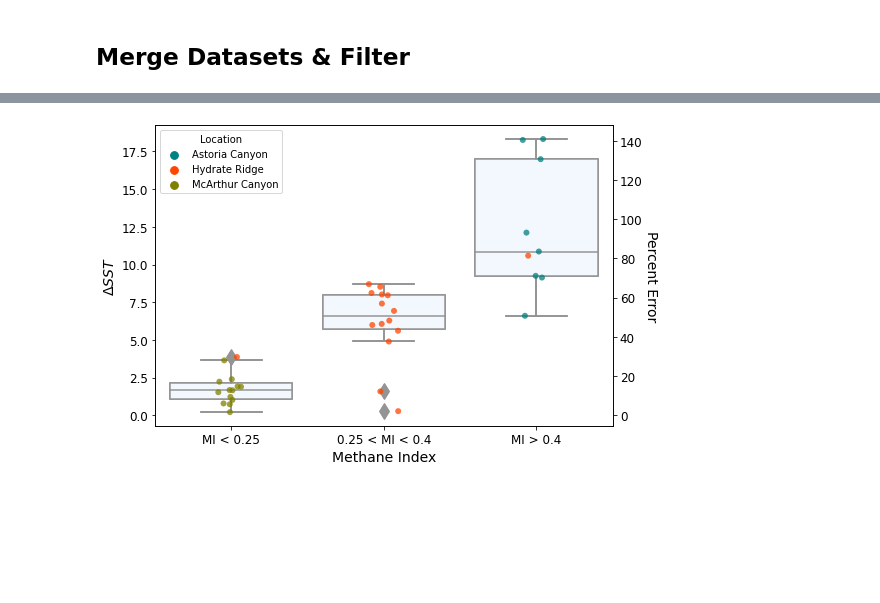
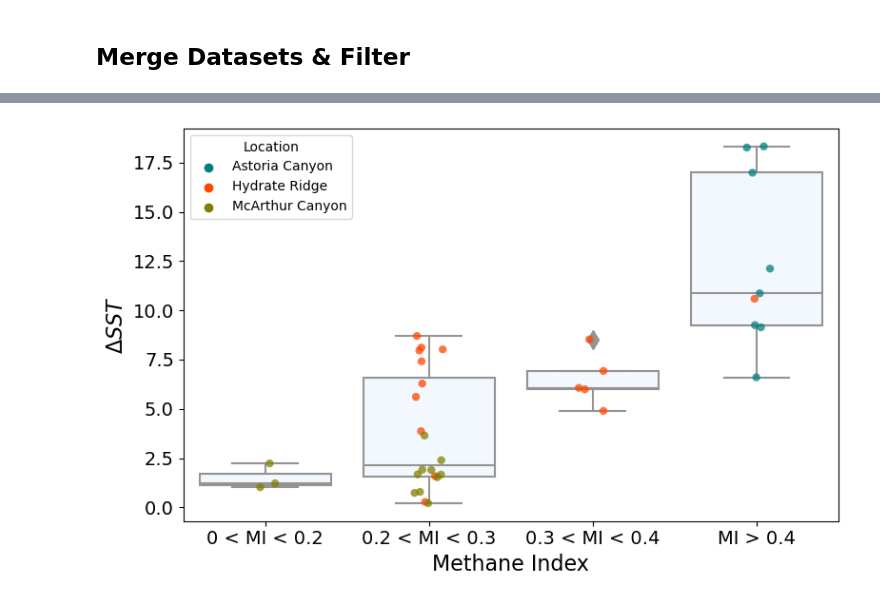
Before and after one commit to katherinekeller/cascadia-margin-lipids, a Jupyter notebook: analysis/data_figures.ipynb, the cells around one changed output, grey strips where cells are left out. Drawn from its saved outputs; the diff is of its cells as text; code cells hidden in the pictures; blank space fills up the shorter version.

Commit message:
update data figures

```diff
--- a/analysis/data_figures.ipynb
+++ b/analysis/data_figures.ipynb
@@ -319,13 +474,24 @@ percent_error = abs_difference / true_value * 100
 df_index_vals.loc[:, "Percent_Error"] = percent_error
 # %%
 # Set MI intervals
-int = [0, 0.25, 0.41, 1]  # Example bin edges
-int_labels = ["MI < 0.25", "0.25 < MI < 0.4", "MI > 0.4"]  # Example bin labels
+int = [0, 0.2,0.3, 0.40, 1]
+# int_labels = ["MI < 0.25", "0.25 < MI < 0.4", "MI > 0.4"]
+int_labels = [ "0 < MI < 0.2","0.2 < MI < 0.3", "0.3 < MI < 0.4", "MI > 0.4"]
 
 # Assign data to intervals
 df_index_vals["MI_Index_int"] = pd.cut(
     df_index_vals["MI index"], bins=int, labels=int_labels, retbins=False
 )
+
+# Set MI intervals
+int = [0, 0.2, 0.4, 0.60, 1]
+# int_labels = ["MI < 0.25", "0.25 < MI < 0.4", "MI > 0.4"]
+int_labels = [ "0 < Exo < 0.2","0.2 < Exo < 0.4", "0.4 < Exo < 0.6", "Exo > 0.6"]
+
+# Assign data to intervals
+df_index_vals["benth_int"] = pd.cut(
+    df_index_vals["benthic_cont"], bins=int, labels=int_labels, retbins=False
+)
 # %%
 additional_stats_sst = (
     df_index_vals.groupby("MI_Index_int")["delta_sst"]
@@ -399,50 +570,40 @@ Name: Percent_Error, dtype: object
 import matplotlib.pyplot as plt
 import seaborn as sns
 
 fig, ax = plt.subplots(figsize=(8, 5))
 ax1 = ax
 
 sns.boxplot(
     x="MI_Index_int",
     y="delta_sst",
     data=df_index_vals,
-    color="lightgray",
+    color="aliceblue",
     fliersize=10,
     ax=ax1,
 )
 
-ax1_twin = ax1.twinx()
-sns.boxplot(
-    x="MI_Index_int",
-    y="Percent_Error",
-    data=df_index_vals,
-    color="aliceblue",
-    fliersize=12,
-    ax=ax1_twin,
-)
-# Adding scatter points for Percent_Error
 sns.stripplot(
     x="MI_Index_int",
-    y="Percent_Error",
+    y="delta_sst",
     hue="Location",
     data=df_index_vals,
     palette=["teal", "orangered", "olive"],
     edgecolor="k",
     size=6,
     alpha=0.75,
     jitter=True,
-    ax=ax1_twin,
+    ax=ax1
 )
 
 # Setting the labels and titles
-ax1.set_xlabel("Methane Index", fontsize=14)
-ax1.set_ylabel("$\Delta SST$", fontsize=14)
-ax1_twin.set_ylabel("Percent Error", fontsize=14, rotation=270, labelpad=15)
-ax1.tick_params(axis="x", labelsize=12)
-ax1_twin.tick_params(axis="y", labelsize=12)
-ax1.tick_params(axis="y", labelsize=12)
+ax1.set_xlabel("Methane Index", fontsize=16)
+ax1.set_ylabel("$\Delta SST$", fontsize=16)
+# ax1_twin.set_ylabel("Percent Error", fontsize=14, rotation=270, labelpad=15)
+ax1.tick_params(axis="x", labelsize=14)
+# ax1_twin.tick_params(axis="y", labelsize=14)
+ax1.tick_params(axis="y", labelsize=14)
 
 plt.tight_layout()
 plt.savefig("../manuscript-figures/MI_box_plot.png", dpi=400)
 # %% [output]
-[figure, old version]
+[figure, new version]
```
Also changed, not shown: parts of 9 cells of this notebook.
